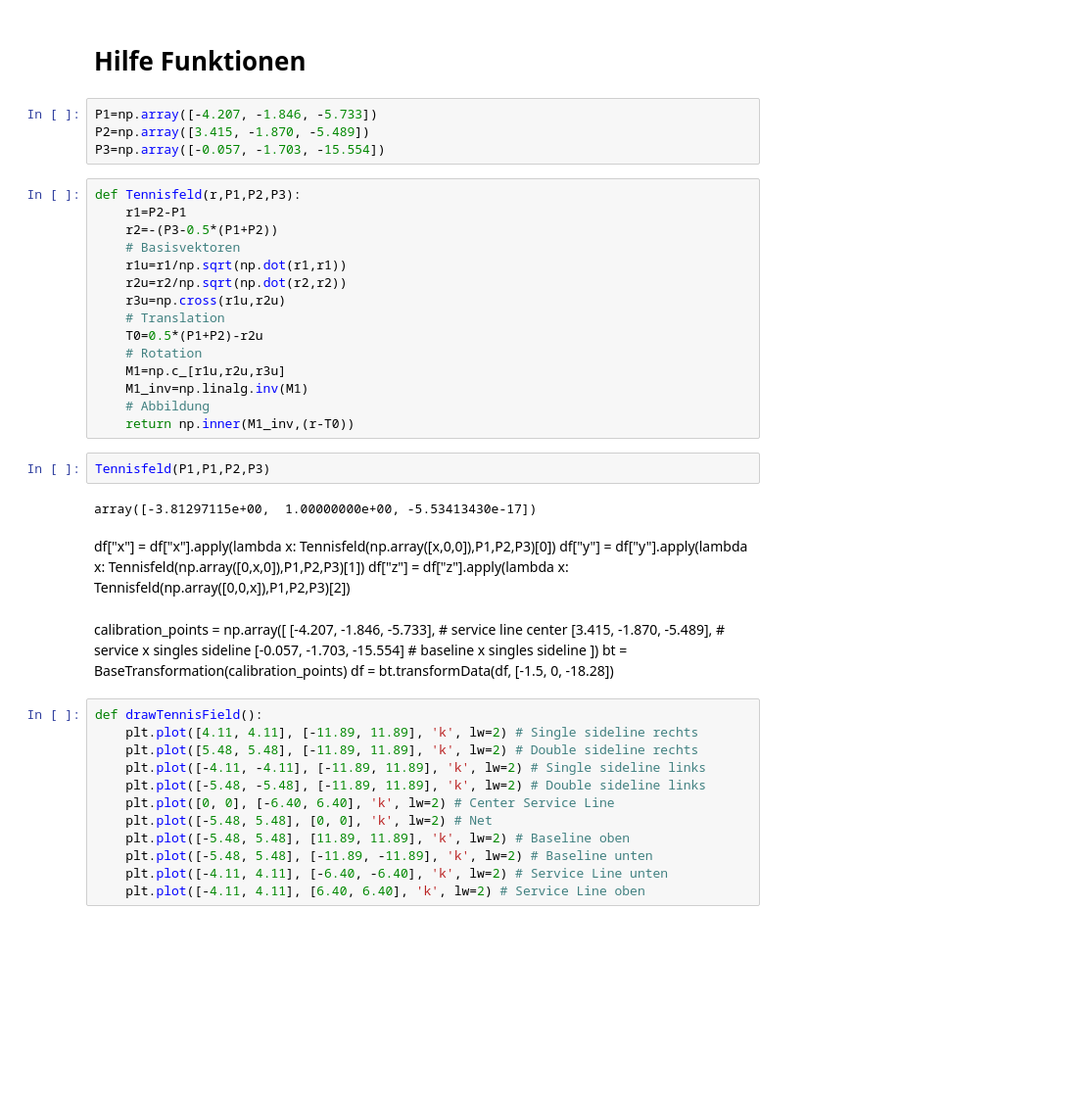
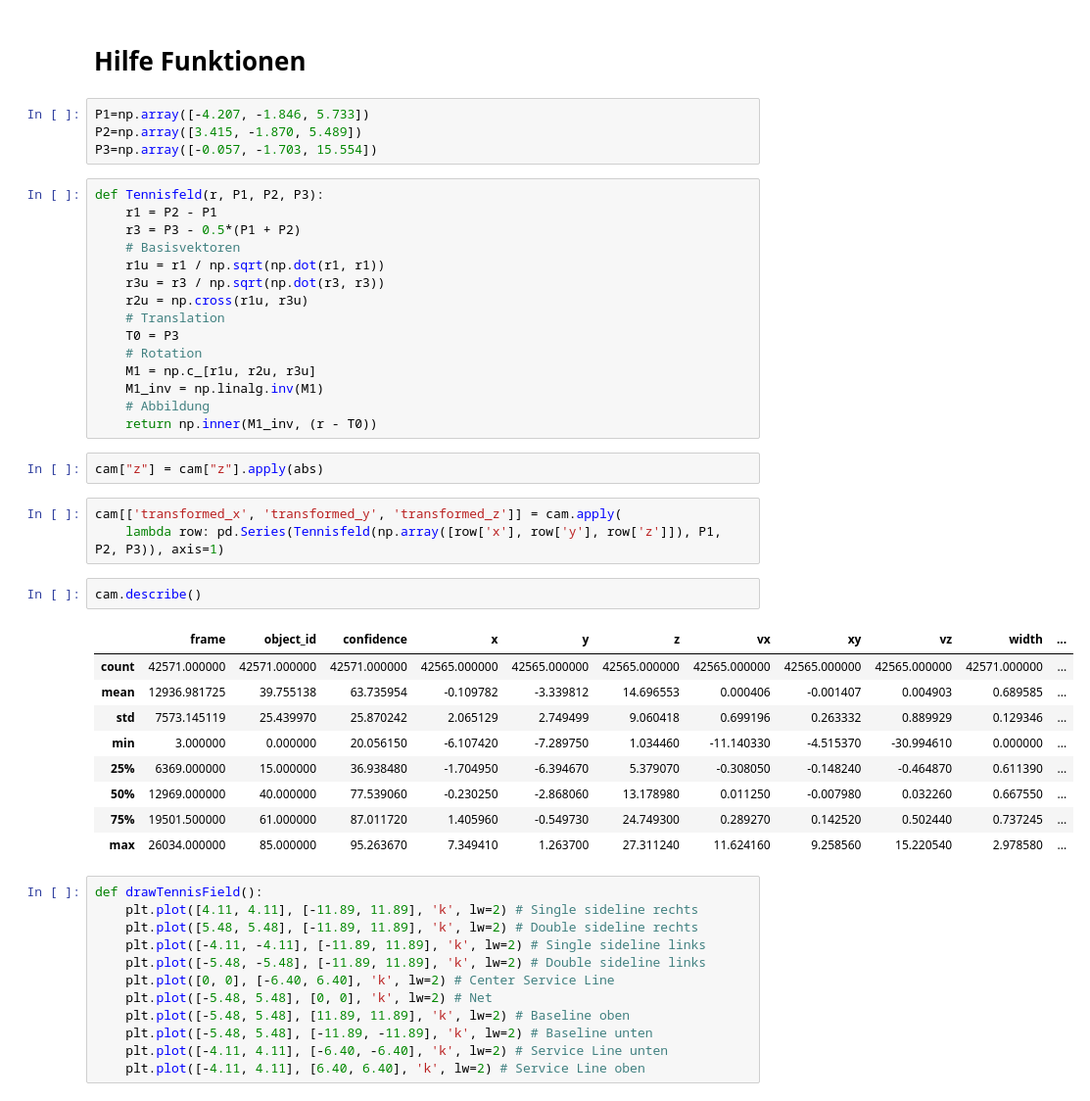
Before and after one commit to fhnw-ds/fhnw-cda2-tennis-analysis, a Jupyter notebook: field_analysis/eda_baden.ipynb, the cells around one changed output. Shown: that part at 98% size. Drawn from its saved outputs; the diff is of its cells as text; blank space fills up the shorter version.

```diff
--- a/field_analysis/eda_baden.ipynb
+++ b/field_analysis/eda_baden.ipynb
@@ -12,40 +13,41 @@ cam = cam.drop(columns= ["head_x", "head_y", "head_z"])
 # %% [markdown]
 # Hilfe Funktionen
 # %%
-P1=np.array([-4.207, -1.846, -5.733])
-P2=np.array([3.415, -1.870, -5.489])
-P3=np.array([-0.057, -1.703, -15.554])
+P1=np.array([-4.207, -1.846, 5.733])
+P2=np.array([3.415, -1.870, 5.489])
+P3=np.array([-0.057, -1.703, 15.554])
 # %%
-def Tennisfeld(r,P1,P2,P3):
-    r1=P2-P1
-    r2=-(P3-0.5*(P1+P2))
+def Tennisfeld(r, P1, P2, P3):
+    r1 = P2 - P1
+    r3 = P3 - 0.5*(P1 + P2)
     # Basisvektoren
-    r1u=r1/np.sqrt(np.dot(r1,r1))
-    r2u=r2/np.sqrt(np.dot(r2,r2))
-    r3u=np.cross(r1u,r2u)
+    r1u = r1 / np.sqrt(np.dot(r1, r1))
+    r3u = r3 / np.sqrt(np.dot(r3, r3))
+    r2u = np.cross(r1u, r3u)
     # Translation
-    T0=0.5*(P1+P2)-r2u
+    T0 = P3
     # Rotation
-    M1=np.c_[r1u,r2u,r3u]
-    M1_inv=np.linalg.inv(M1)
+    M1 = np.c_[r1u, r2u, r3u]
+    M1_inv = np.linalg.inv(M1)
     # Abbildung
-    return np.inner(M1_inv,(r-T0))
+    return np.inner(M1_inv, (r - T0))
-# %%
-Tennisfeld(P1,P1,P2,P3)
-# %% [output]
-array([-3.81297115e+00,  1.00000000e+00, -5.53413430e-17])
-# %% [markdown]
-df["x"] = df["x"].apply(lambda x: Tennisfeld(np.array([x,0,0]),P1,P2,P3)[0])
-df["y"] = df["y"].apply(lambda x: Tennisfeld(np.array([0,x,0]),P1,P2,P3)[1])
-df["z"] = df["z"].apply(lambda x: Tennisfeld(np.array([0,0,x]),P1,P2,P3)[2])
-# %% [markdown]
-calibration_points = np.array([
-    [-4.207, -1.846, -5.733], # service line center
-    [3.415, -1.870, -5.489], # service x singles sideline
-    [-0.057, -1.703, -15.554] # baseline x singles sideline
-])
-bt = BaseTransformation(calibration_points)
-df = bt.transformData(df, [-1.5, 0, -18.28])
+# %%
+cam["z"] = cam["z"].apply(abs)
+# %%
+cam[['transformed_x', 'transformed_y', 'transformed_z']] = cam.apply(
+    lambda row: pd.Series(Tennisfeld(np.array([row['x'], row['y'], row['z']]), P1, P2, P3)), axis=1)
+# %%
+cam.describe()
+# %% [output]
+|  | frame | object_id | confidence | x | y | z | vx | xy | vz | width | ... |
+| count | 42571.000000 | 42571.000000 | 42571.000000 | 42565.000000 | 42565.000000 | 42565.000000 | 42565.000000 | 42565.000000 | 42565.000000 | 42571.000000 | ... |
+| mean | 12936.981725 | 39.755138 | 63.735954 | -0.109782 | -3.339812 | 14.696553 | 0.000406 | -0.001407 | 0.004903 | 0.689585 | ... |
+| std | 7573.145119 | 25.439970 | 25.870242 | 2.065129 | 2.749499 | 9.060418 | 0.699196 | 0.263332 | 0.889929 | 0.129346 | ... |
+| min | 3.000000 | 0.000000 | 20.056150 | -6.107420 | -7.289750 | 1.034460 | -11.140330 | -4.515370 | -30.994610 | 0.000000 | ... |
+| 25% | 6369.000000 | 15.000000 | 36.938480 | -1.704950 | -6.394670 | 5.379070 | -0.308050 | -0.148240 | -0.464870 | 0.611390 | ... |
+| 50% | 12969.000000 | 40.000000 | 77.539060 | -0.230250 | -2.868060 | 13.178980 | 0.011250 | -0.007980 | 0.032260 | 0.667550 | ... |
+| 75% | 19501.500000 | 61.000000 | 87.011720 | 1.405960 | -0.549730 | 24.749300 | 0.289270 | 0.142520 | 0.502440 | 0.737245 | ... |
+| max | 26034.000000 | 85.000000 | 95.263670 | 7.349410 | 1.263700 | 27.311240 | 11.624160 | 9.258560 | 15.220540 | 2.978580 | ... |
 # %%
 def drawTennisField():
     plt.plot([4.11, 4.11], [-11.89, 11.89], 'k', lw=2) # Single sideline rechts
```
Also changed, not shown: parts of 5 cells of this notebook.
